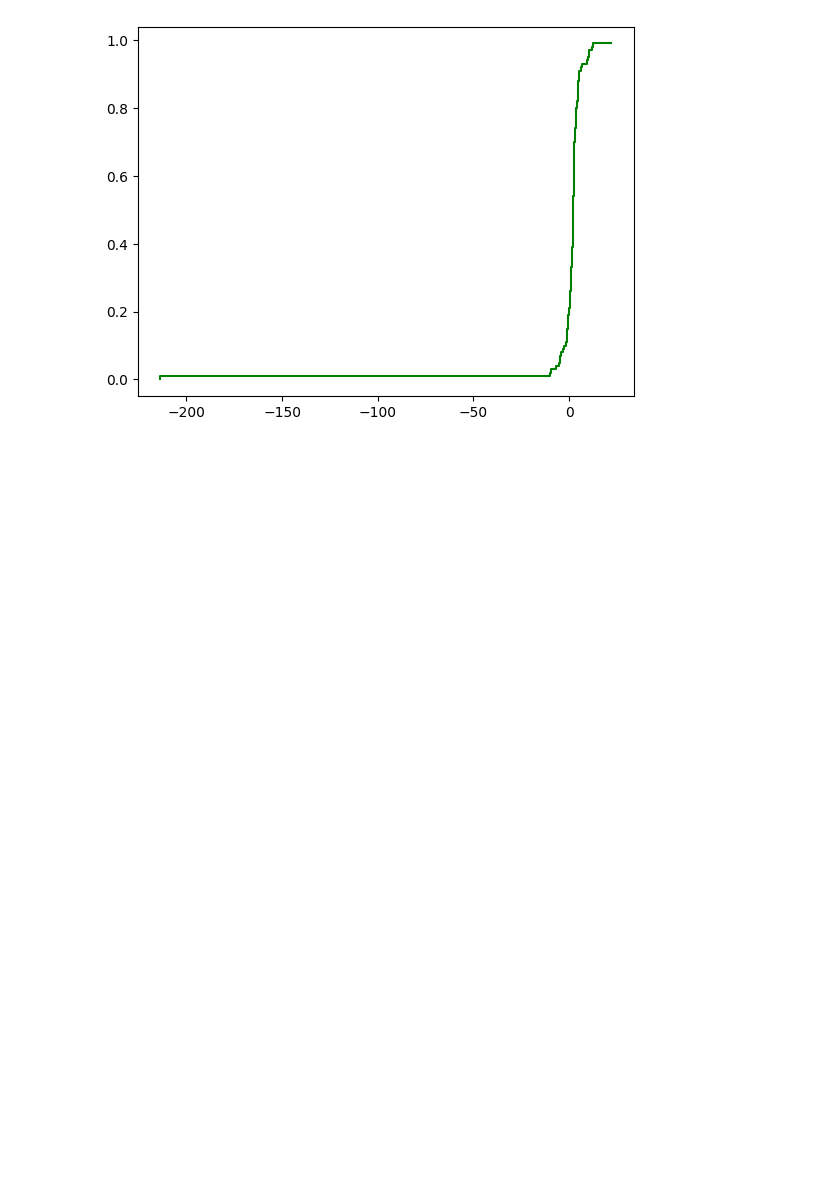
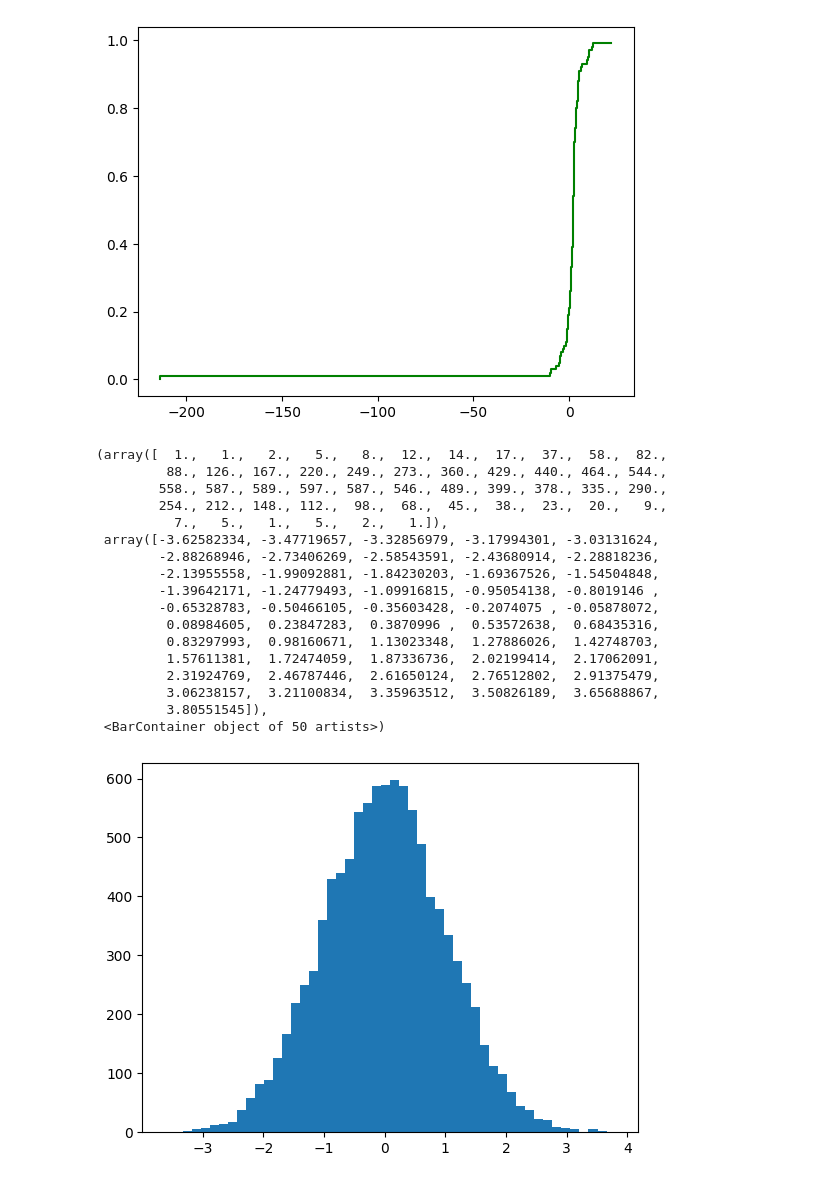
Before and after one commit to Gabriela2685/Simulacion1, a Jupyter notebook: Funciones.ipynb, the cells around one changed output. Saved outputs shown, nothing was run; the diff lists cells and outputs as text; code cells hidden in the pictures; blank space fills up the shorter version.

```diff
--- a/Funciones.ipynb
+++ b/Funciones.ipynb
@@ -112,3 +110,35 @@ plt.step(x,y, color='green')
 # %% [output]
 [<matplotlib.lines.Line2D at 0x...>]
 [figure]
+# %%
+def aprox(n):
+  lista = []
+  for i in range(n):
+    x = rnd.random()
+    U = (x**0.135-(1-x)**0.135)/0.1975
+    lista.append(U)
+  return lista
+# %%
+M = aprox(10000)
+# %%
+# Densidad
+plt.hist(M, 50)
+# %% [output]
+(array([  1.,   1.,   2.,   5.,   8.,  12.,  14.,  17.,  37.,  58.,  82.,
+         88., 126., 167., 220., 249., 273., 360., 429., 440., 464., 544.,
+        558., 587., 589., 597., 587., 546., 489., 399., 378., 335., 290.,
+        254., 212., 148., 112.,  98.,  68.,  45.,  38.,  23.,  20.,   9.,
+          7.,   5.,   1.,   5.,   2.,   1.]),
+ array([-3.62582334, -3.47719657, -3.32856979, -3.17994301, -3.03131624,
+        -2.88268946, -2.73406269, -2.58543591, -2.43680914, -2.28818236,
+        -2.13955558, -1.99092881, -1.84230203, -1.69367526, -1.54504848,
+        -1.39642171, -1.24779493, -1.09916815, -0.95054138, -0.8019146 ,
+        -0.65328783, -0.50466105, -0.35603428, -0.2074075 , -0.05878072,
+         0.08984605,  0.23847283,  0.3870996 ,  0.53572638,  0.68435316,
+         0.83297993,  0.98160671,  1.13023348,  1.27886026,  1.42748703,
+         1.57611381,  1.72474059,  1.87336736,  2.02199414,  2.17062091,
+         2.31924769,  2.46787446,  2.61650124,  2.76512802,  2.91375479,
+         3.06238157,  3.21100834,  3.35963512,  3.50826189,  3.65688867,
+         3.80551545]),
+ <BarContainer object of 50 artists>)
+[figure, added]
```
Also changed, not shown: parts of 12 cells of this notebook.
